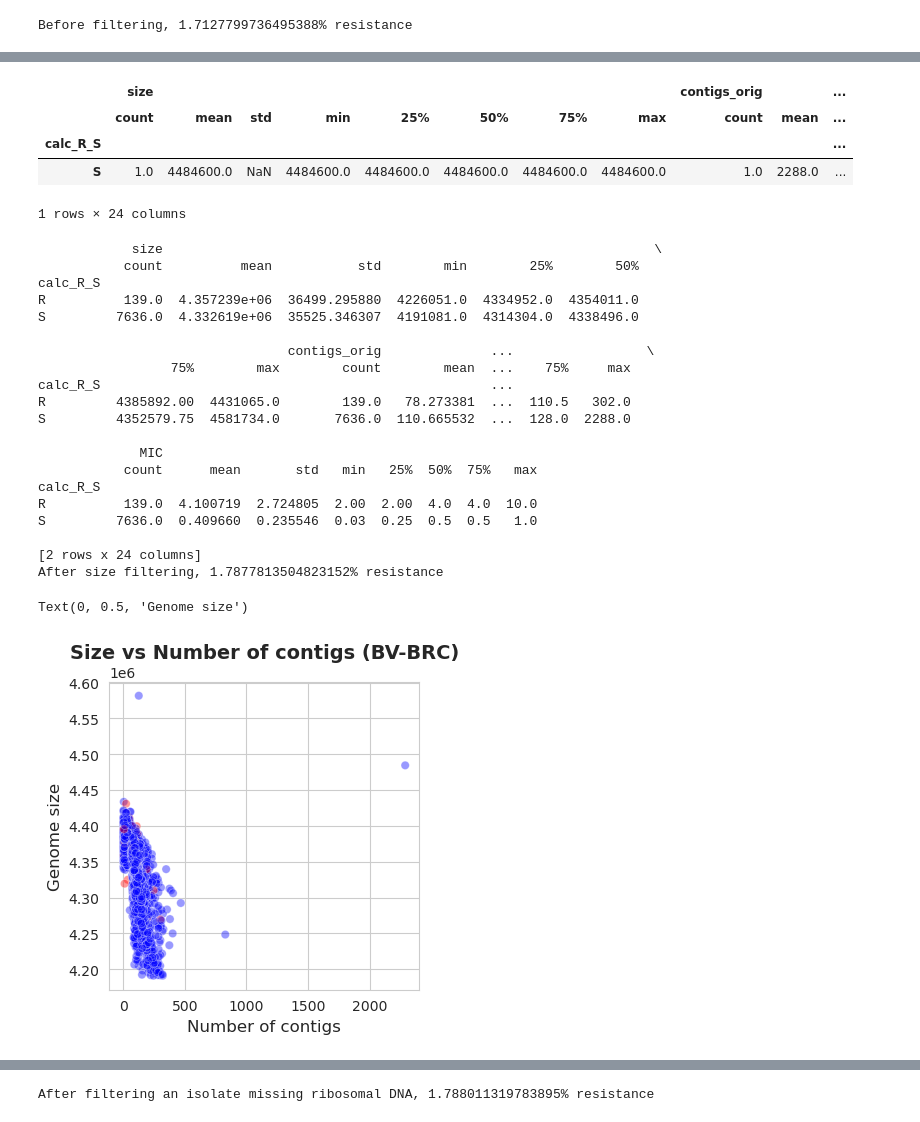
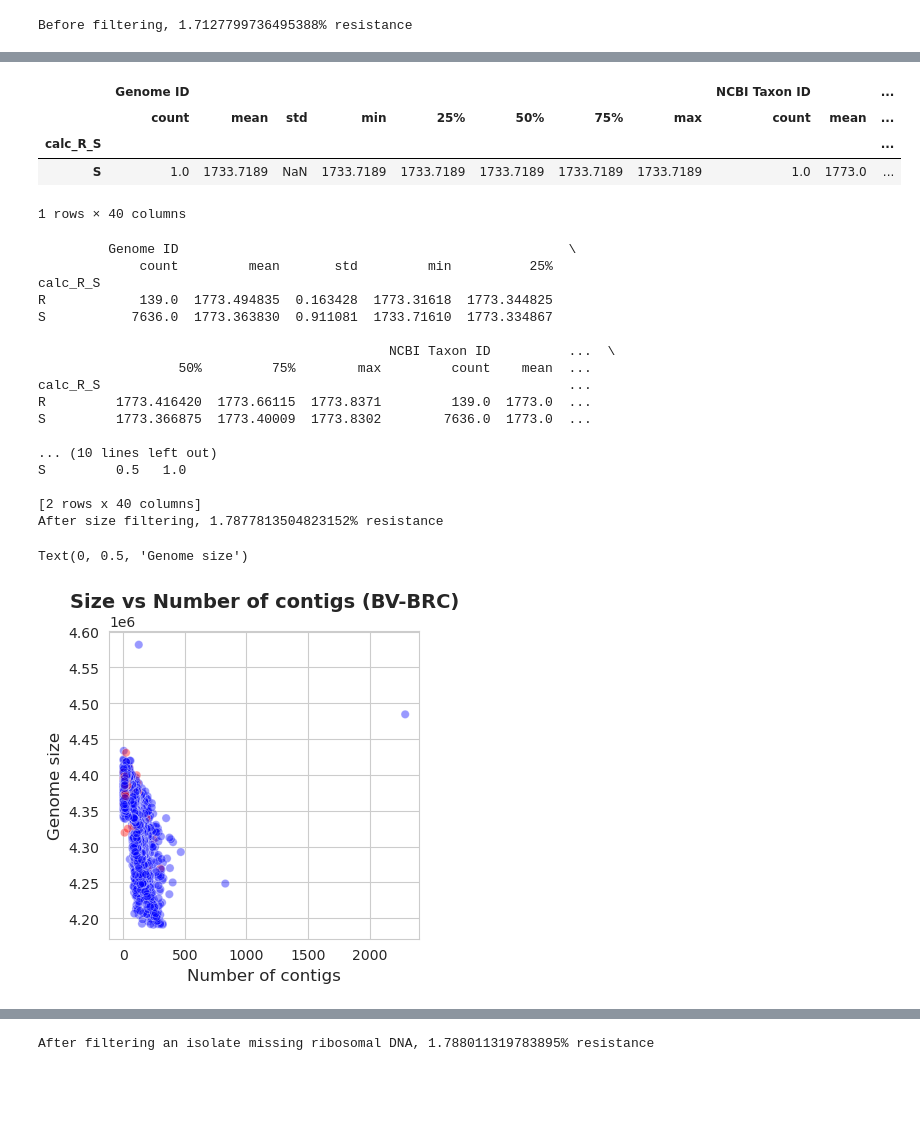
Before and after one commit to BrynMarieR/rlmN_frameshift, a Jupyter notebook: mutation_analysis/data_analysis.ipynb, the cells around one changed output, grey strips where cells are left out. Drawn from its saved outputs; the diff is of its cells as text; code cells hidden in the pictures; blank space fills up the shorter version.

```diff
--- a/mutation_analysis/data_analysis.ipynb
+++ b/mutation_analysis/data_analysis.ipynb
@@ -16,8 +16,7 @@ import matplotlib.pyplot as plt
 
 The BV-BRC phenotype data are all stored in the related CSV file.
 # %%
-df = pd.read_csv("./BVBRC_linezolid_phenotype_31Jul25_lab_method_biosamples.csv")
-
+df = pd.read_csv("./BVBRC_subset_dedup.csv")
 # drop anything where all columns are the same
 df.drop_duplicates(inplace=True)
 # %%
@@ -155,53 +154,50 @@ df.query(f'size < {lower_bound} or size > {upper_bound}').groupby(by="calc_R_S")
 # %%
-df.query(f'size >= {lower_bound} and size <= {upper_bound} and contigs_orig > 1000').groupby(by="calc_R_S").describe()
+df.query(f'Size >= {lower_bound} and Size <= {upper_bound} and Contigs > 1000').groupby(by="calc_R_S").describe()
 # %% [output]
-|  | size |  |  |  |  |  |  |  | contigs_orig |  | ... |
+|  | Genome ID |  |  |  |  |  |  |  | NCBI Taxon ID |  | ... |
 |  | count | mean | std | min | 25% | 50% | 75% | max | count | mean | ... |
 | calc_R_S |  |  |  |  |  |  |  |  |  |  | ... |
-| S | 1.0 | 4484600.0 | NaN | 4484600.0 | 4484600.0 | 4484600.0 | 4484600.0 | 4484600.0 | 1.0 | 2288.0 | ... |
+| S | 1.0 | 1733.7189 | NaN | 1733.7189 | 1733.7189 | 1733.7189 | 1733.7189 | 1733.7189 | 1.0 | 1773.0 | ... |
-1 rows × 24 columns
+1 rows × 40 columns
 # %%
-df = df.query(f'size >= {lower_bound} and size <= {upper_bound}')
+df = df.query(f'Size >= {lower_bound} and Size <= {upper_bound}')
 print(df.groupby(by="calc_R_S").describe())
 print(f"After size filtering, {100*(139/(139+7636))}% resistance")
 # %% [output]
-            size                                                               \
-           count          mean           std        min        25%        50%
+         Genome ID                                                  \
+             count         mean       std         min          25%
 calc_R_S
-R          139.0  4.357239e+06  36499.295880  4226051.0  4334952.0  4354011.0
-S         7636.0  4.332619e+06  35525.346307  4191081.0  4314304.0  4338496.0
+R            139.0  1773.494835  0.163428  1773.31618  1773.344825
+S           7636.0  1773.363830  0.911081  1733.71610  1773.334867
 
-                                contigs_orig              ...                 \
-                 75%        max        count        mean  ...    75%     max
-calc_R_S                                                  ...
-R         4385892.00  4431065.0        139.0   78.273381  ...  110.5   302.0
-S         4352579.75  4581734.0       7636.0  110.665532  ...  128.0  2288.0
+                                             NCBI Taxon ID          ...  \
+                  50%         75%        max         count    mean  ...
+calc_R_S                                                            ...
+R         1773.416420  1773.66115  1773.8371         139.0  1773.0  ...
+S         1773.366875  1773.40009  1773.8302        7636.0  1773.0  ...
 
-             MIC
-           count      mean       std   min   25%  50%  75%   max
-calc_R_S
-R          139.0  4.100719  2.724805  2.00  2.00  4.0  4.0  10.0
-S         7636.0  0.409660  0.235546  0.03  0.25  0.5  0.5   1.0
+... (10 lines left out)
+S         0.5   1.0
 
-[2 rows x 24 columns]
+[2 rows x 40 columns]
 After size filtering, 1.7877813504823152% resistance
 # %%
 # red dots show resistant isolates
 f = plt.figure(figsize=(4,4))
 
 sns.scatterplot(
-    x=df['contigs_orig'],
-    y=df['size'],
+    x=df['Contigs'],
+    y=df['Size'],
     alpha=0.4,
     color=df['calc_R_S'].apply(lambda x: "red" if x=="R" else "blue")
 )
 
 plt.title("Size vs Number of contigs (BV-BRC)", fontsize=14, weight='bold')
 plt.xlabel("Number of contigs", fontsize=12)
 plt.ylabel("Genome size", fontsize=12)
 # %% [output]
 Text(0, 0.5, 'Genome size')
-[figure, old version]
+[figure, new version]
 # %%
 # We will also remove the below accession for which BLAST could not find any ribosomal DNA
 df = df[df["BioSample Accession"] != "SAMEA7564145"]
```
Also changed, not shown: parts of 41 cells of this notebook, 11 other files.
